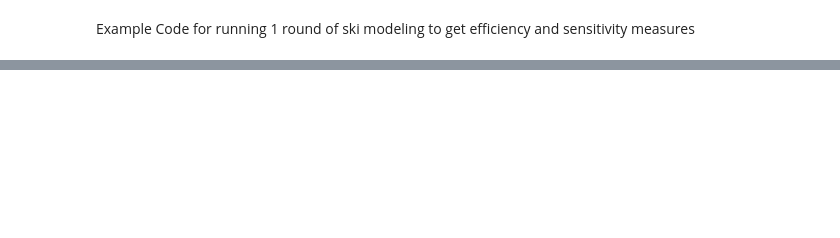
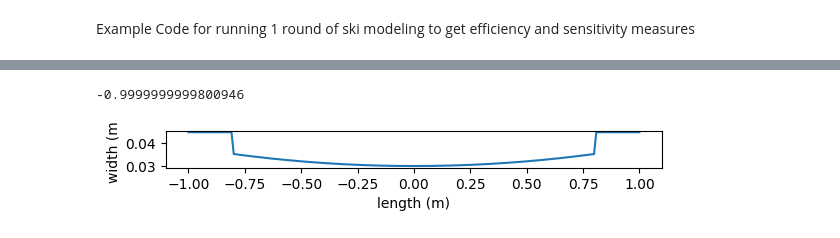
Before and after one commit to anitadb1/Ski-Optimization, a Jupyter notebook: Ski_Model_demo.ipynb, the cells around one changed output, grey strips where cells are left out. Cells and saved outputs as stored; diff of their text form; code cells hidden in the pictures; blank space fills up the shorter version.

```diff
--- a/Ski_Model_demo.ipynb
+++ b/Ski_Model_demo.ipynb
@@ -38,0 +449,10 @@ sensitivity [[-3.8816859]]
+# %%
+#visualize the optimized ski
+L, w, w_max, r_sc, l_sc = results.X[0]
+s_vis = np.linspace(-L/2, L/2, 200)
+print(s_vis[0])
+widths = get_widths(s_vis, L, w, w_max, r_sc, l_sc)
+plot_ski(s_vis,widths)
+# %% [output]
+-0.9999999999800946
+[figure, added]
```
Also changed, not shown: parts of 9 cells of this notebook, 29 other files.
